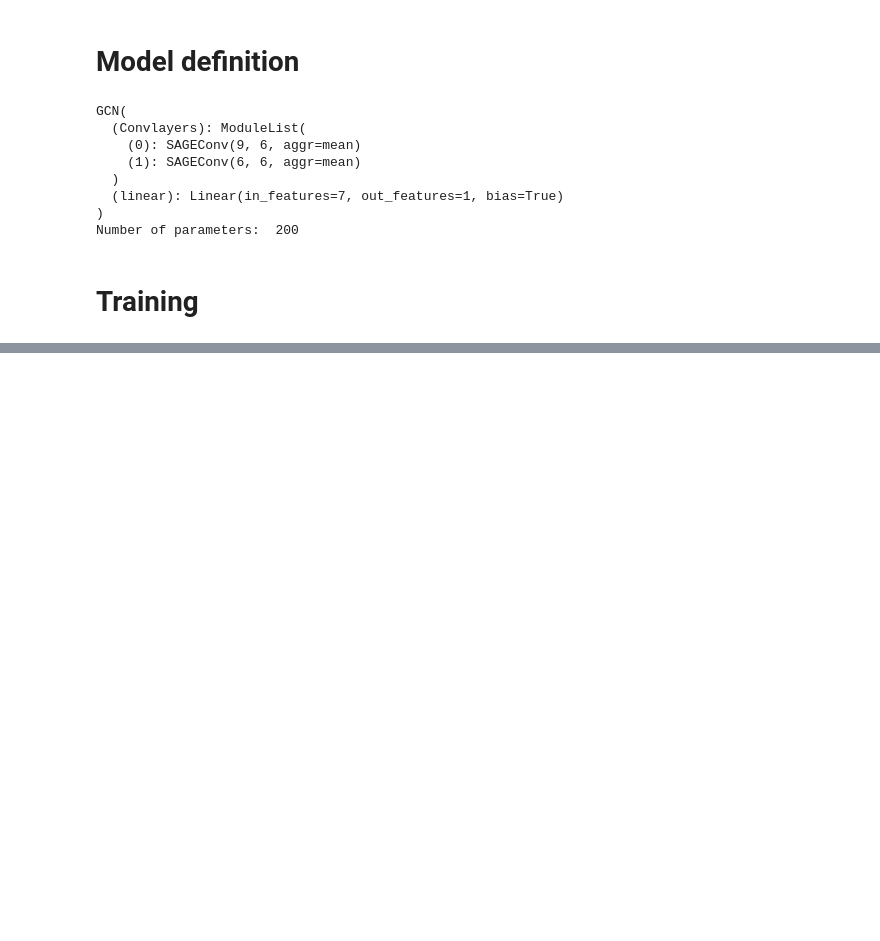
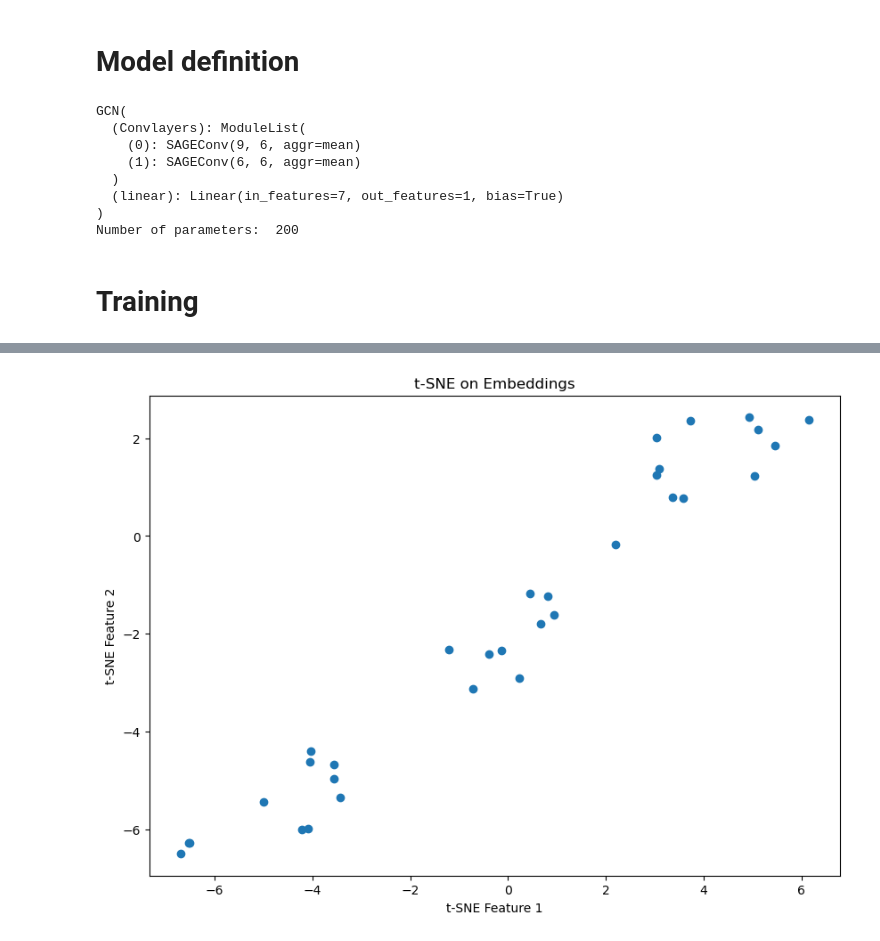
Before and after one commit to Nsharifi650/MolecularDesignWithGNN, a Jupyter notebook: GraphEmbeddingSageConv2.ipynb, the cells around one changed output, grey strips where cells are left out. Saved outputs shown, nothing was run; the diff lists cells and outputs as text; code cells hidden in the pictures; blank space fills up the shorter version.

Commit message:
embedding

```diff
--- a/GraphEmbeddingSageConv2.ipynb
+++ b/GraphEmbeddingSageConv2.ipynb
@@ -87,7 +87,7 @@ class GCN(torch.nn.Module):
         x = self.linear(embedding)
         #print(x.shape)
 
-        return x
+        return x, embedding
 
 model = GCN(data.num_features, 6,1,2)
 print(model)
@@ -197,7 +188,7 @@ y_pred = []
 with torch.no_grad():
     model.eval()
     for batch in test_loader:
-        pred = model(batch)
+        pred, embedding = model(batch)
         y_real.append(batch.y.tolist())
         y_pred.append(pred.tolist())
 
@@ -219,3 +210,19 @@ layout = go.Layout(title = "predicted values vs real values", xaxis=dict(title =
 figure = go.Figure(data = [trace, line_trace], layout=layout)
 
 iplot(figure)
+# %%
+from sklearn.manifold import TSNE
+import matplotlib.pyplot as plt
+
+
+tsne = TSNE(n_components=2, perplexity=10, n_iter=1000)
+embeddings_2d_tsne = tsne.fit_transform(embedding)
+
+plt.figure(figsize=(10, 7))
+plt.scatter(embeddings_2d_tsne[:, 0], embeddings_2d_tsne[:, 1])
+plt.title('t-SNE on Embeddings')
+plt.xlabel('t-SNE Feature 1')
+plt.ylabel('t-SNE Feature 2')
+plt.show()
+# %% [output]
+[figure, added]
```
Also changed, not shown: parts of 2 cells of this notebook, 2 other files.
